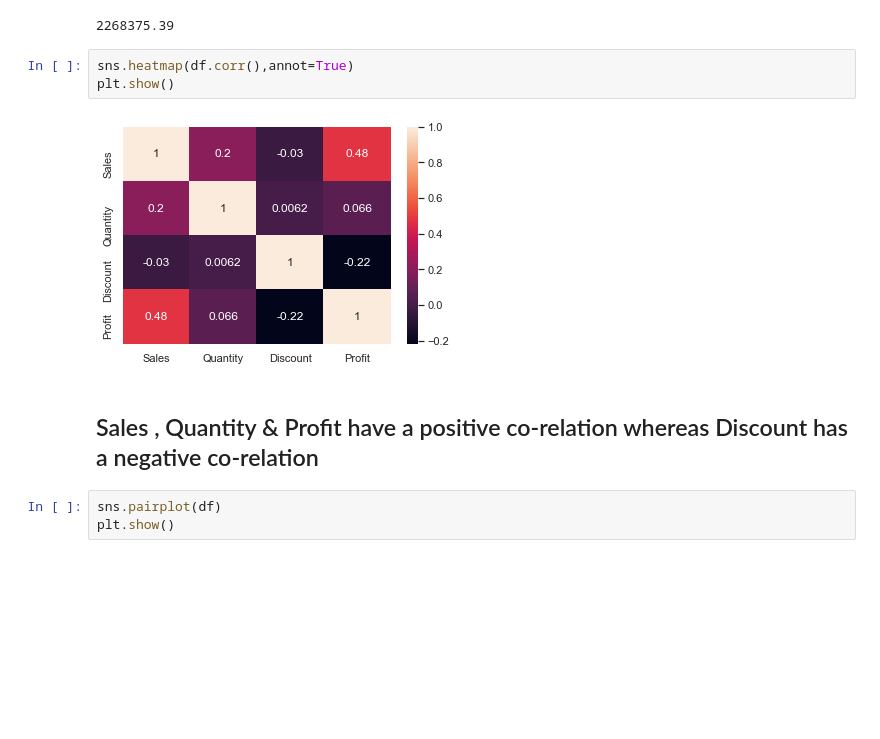
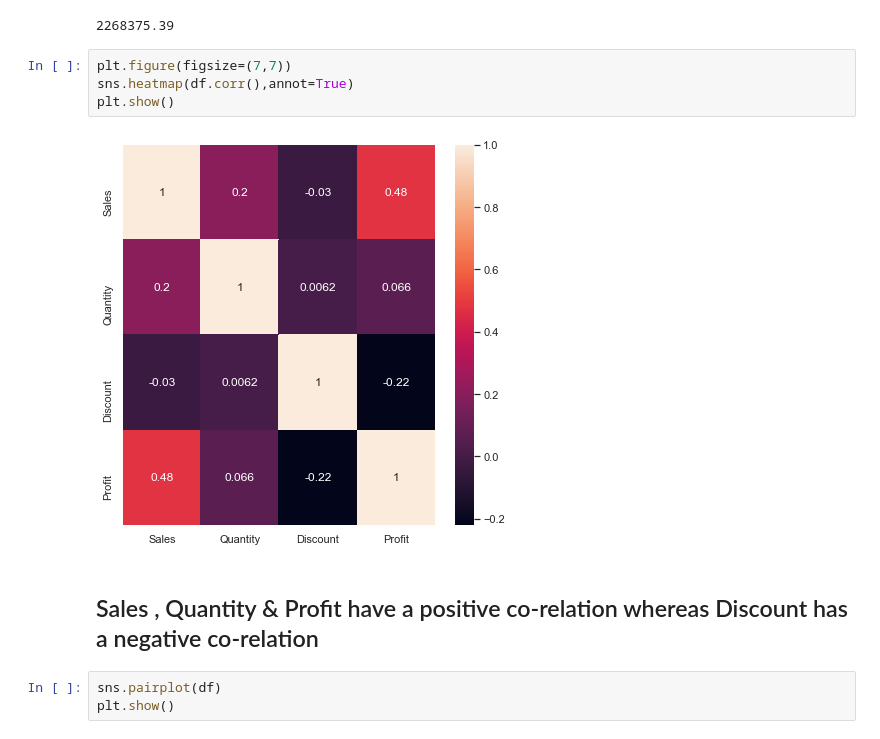
Before and after one commit to RitiKarayat/TSF_EDA-Retail-, a Jupyter notebook: Task 3.ipynb, the cells around one changed output. Drawn from its saved outputs; the diff is of its cells as text; blank space fills up the shorter version.

```diff
--- a/Task 3.ipynb
+++ b/Task 3.ipynb
@@ -223,12 +223,13 @@ round(df['Sales'].sum(),2)
 # %% [output]
 2268375.39
 # %%
+plt.figure(figsize=(7,7))
 sns.heatmap(df.corr(),annot=True)
 plt.show()
 # %% [output]
-[figure, old version]
+[figure, new version]
-# %% [markdown]
-## Sales , Quantity & Profit have a positive co-relation whereas Discount has a negative co-relation
+# %% [markdown]
+## Sales , Quantity & Profit have a positive co-relation whereas Discount has a negative co-relation
 # %%
 sns.pairplot(df)
 plt.show()
```
Also changed, not shown: parts of 29 cells of this notebook, 1 other file.
